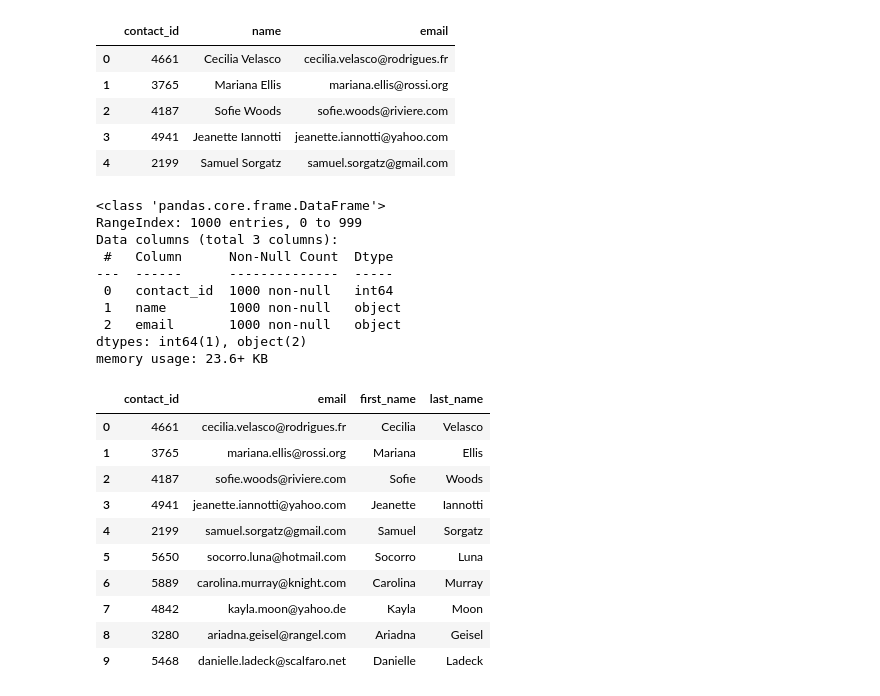
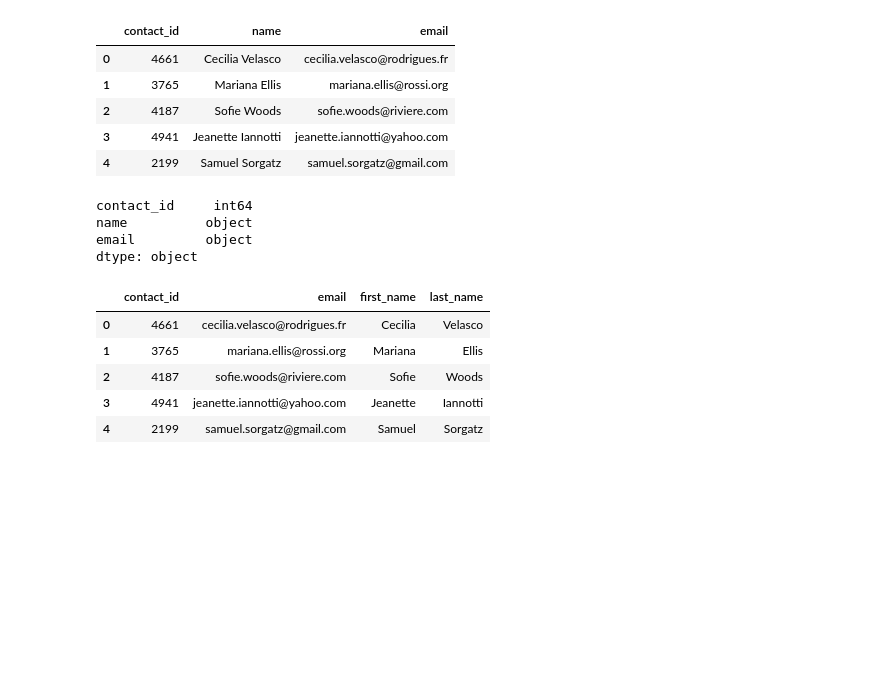
Before and after one commit to AndreaLHazzard/Crowdfunding_ETL, a Jupyter notebook: ETL_Mini_Project_CEsposito_EFraas_AHazzard_JStark.ipynb, the cells around one changed output. Cells and saved outputs as stored; diff of their text form; code cells hidden in the pictures; blank space fills up the shorter version.

```diff
--- a/ETL_Mini_Project_CEsposito_EFraas_AHazzard_JStark.ipynb
+++ b/ETL_Mini_Project_CEsposito_EFraas_AHazzard_JStark.ipynb
@@ -267,7 +332,10 @@ campaign_cleaned.to_csv("Resources/campaign.csv", index=False)
 ### Extract the contacts.xlsx Data.
 # %%
 # Read the data into a Pandas DataFrame. Use the `header=2` parameter when reading in the data.
-contact_info_df = pd.read_excel('Resources/contacts.xlsx', header=2)
+# This will skip the first two rows of the Excel file because header is on line 4 of the file.
+# Set to 3 for zero based index. Starter code had 2, but the header is on line 4 of the file.
+
+contact_info_df = pd.read_excel('Resources/contacts.xlsx', header=3)
 contact_info_df.head()
 # %% [output]
 |  | contact_info |
@@ -293,14 +367,22 @@ Then export the DataFrame as a `contacts.csv` CSV file.
 import json
 dict_values = []
 
+for i, row in contact_info_df.iterrows():
+    contact_info_dict = json.loads(row['contact_info'])
+    row_values = [v for k, v in contact_info_dict.items()]
+    dict_values.append(row_values)
 
-# Print out the list of values for each row.
+#Print out the list of values for each row.
 print(dict_values)
 # %% [output]
 [[4661, 'Cecilia Velasco', 'cecilia.velasco@rodrigues.fr'], [3765, 'Mariana Ellis', 'mariana.ellis@rossi.org'], [4187, 'Sofie Woods', 'sofie.woods@riviere.com'], [4941, 'Jeanette Iannotti', 'jeanette. ...
 # %%
 # Create a contact_info DataFrame and add each list of values, i.e., each row
 # to the 'contact_id', 'name', 'email' columns.
+# renamed the columns to match the starter code as desccribed in above starter code comment
+
+contact_info_df = pd.DataFrame(dict_values, columns=['contact_id', 'name', 'email'])
+contact_info_df.head()
 # %% [output]
 |  | contact_id | name | email |
 | 0 | 4661 | Cecilia Velasco | cecilia.velasco@rodrigues.fr |
@@ -310,31 +392,29 @@ print(dict_values)
 | 4 | 2199 | Samuel Sorgatz | samuel.sorgatz@gmail.com |
 # %%
 # Check the datatypes.
+
+contact_info_df.dtypes
 # %% [output]
-<class 'pandas.core.frame.DataFrame'>
-RangeIndex: 1000 entries, 0 to 999
-Data columns (total 3 columns):
- #   Column      Non-Null Count  Dtype
----  ------      --------------  -----
- 0   contact_id  1000 non-null   int64
- 1   name        1000 non-null   object
- 2   email       1000 non-null   object
-dtypes: int64(1), object(2)
-memory usage: 23.6+ KB
+contact_id     int64
+name          object
+email         object
+dtype: object
 # %%
 # Create a "first"name" and "last_name" column with the first and last names from the "name" column.
 
+contact_info_df[['first_name', 'last_name']] = contact_info_df["name"].str.split(' ', expand=True)
+
 
 # Drop the contact_name column
+# Previous starter code had the column name as 'name' but then refers to it as contact_name to drop it
+# Used actual name of column to drop it
+
+contact_info_df.drop(columns=['name'], inplace=True)
+contact_info_df.head()
 # %% [output]
 |  | contact_id | email | first_name | last_name |
 | 0 | 4661 | cecilia.velasco@rodrigues.fr | Cecilia | Velasco |
 | 1 | 3765 | mariana.ellis@rossi.org | Mariana | Ellis |
 | 2 | 4187 | sofie.woods@riviere.com | Sofie | Woods |
 | 3 | 4941 | jeanette.iannotti@yahoo.com | Jeanette | Iannotti |
 | 4 | 2199 | samuel.sorgatz@gmail.com | Samuel | Sorgatz |
-| 5 | 5650 | socorro.luna@hotmail.com | Socorro | Luna |
-| 6 | 5889 | carolina.murray@knight.com | Carolina | Murray |
-| 7 | 4842 | kayla.moon@yahoo.de | Kayla | Moon |
-| 8 | 3280 | ariadna.geisel@rangel.com | Ariadna | Geisel |
-| 9 | 5468 | danielle.ladeck@scalfaro.net | Danielle | Ladeck |
```
Also changed, not shown: parts of 40 cells of this notebook, 4 other files.
